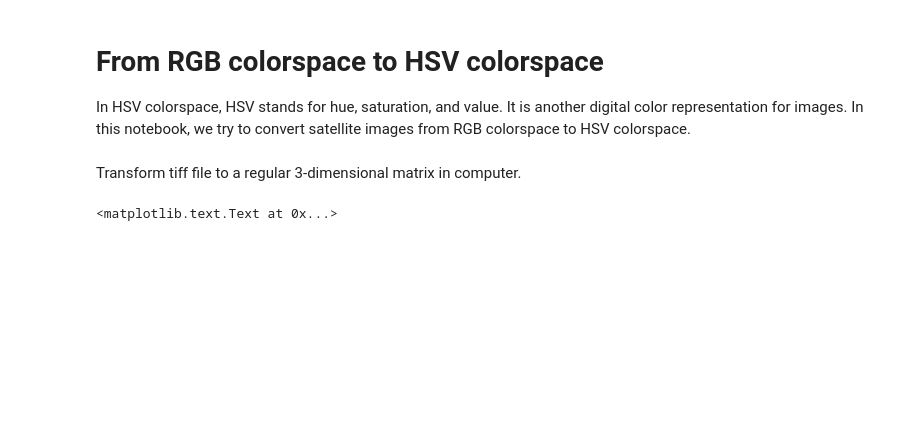
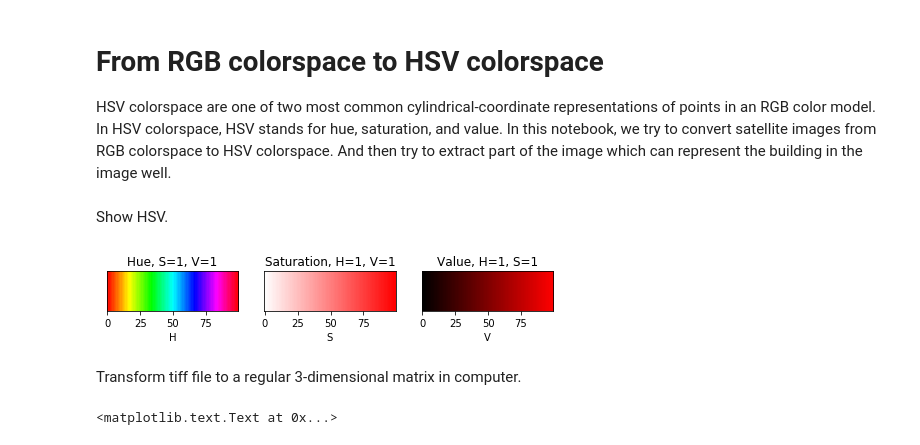
Before and after one commit to uniformlyMatt/MATH-651-Project, a Jupyter notebook: Color.ipynb, the cells around one changed output. Cells and saved outputs as stored; diff of their text form; code cells hidden in the pictures; blank space fills up the shorter version.

Commit message:
update color part

```diff
--- a/Color.ipynb
+++ b/Color.ipynb
@@ -1,12 +1,68 @@
 # %% [markdown]
 # From RGB colorspace to HSV colorspace
-In HSV colorspace, HSV stands for hue, saturation, and value. It is another digital color representation for images. In this notebook, we try to convert satellite images from RGB colorspace to HSV colorspace.
+
+HSV colorspace are one of two most common cylindrical-coordinate representations of points in an RGB color model.
+In HSV colorspace, HSV stands for hue, saturation, and value.
+In this notebook, we try to convert satellite images from RGB colorspace to HSV colorspace.
+And then try to extract part of the image which can represent the building in the image well.
 # %%
 import colorsys
 import tifffile as tiff
 import matplotlib.pyplot as plt
 % matplotlib inline
 import numpy as np
+# %% [markdown]
+Show HSV.
+# %%
+h0 = np.linspace(0,1,100)
+s0 = 1 * np.ones(100)
+v0 = 1 * np.ones(100)
+rgb0 = np.ndarray([30,100,3])
+for i in range(100):
+    rgb = colorsys.hsv_to_rgb(h0[i],s0[i],v0[i])
+    rgb0[:,i,0] = rgb[0]
+    rgb0[:,i,1] = rgb[1]
+    rgb0[:,i,2] = rgb[2]
+
+s1 = np.linspace(0,1,100)
+h1 = 1 * np.ones(100)
+v1 = 1 * np.ones(100)
+rgb1 = np.ndarray([30,100,3])
+for i in range(100):
+    rgb = colorsys.hsv_to_rgb(h1[i],s1[i],v1[i])
+    rgb1[:,i,0] = rgb[0]
+    rgb1[:,i,1] = rgb[1]
+    rgb1[:,i,2] = rgb[2]
+
+v2 = np.linspace(0,1,100)
+s2 = 1 * np.ones(100)
+h2 = 1 * np.ones(100)
+rgb2 = np.ndarray([30,100,3])
+for i in range(100):
+    rgb = colorsys.hsv_to_rgb(h2[i],s2[i],v2[i])
+    rgb2[:,i,0] = rgb[0]
+    rgb2[:,i,1] = rgb[1]
+    rgb2[:,i,2] = rgb[2]
+
+fig, (ax0, ax1, ax2) = plt.subplots(ncols=3, figsize=[8,2])
+ax0.imshow(rgb0)
+ax0.set_title("Hue, S=1, V=1")
+ax0.set_xlabel('H')
+ax0.set_yticks([])
+
+ax1.imshow(rgb1)
+ax1.set_title('Saturation, H=1, V=1')
+ax1.set_xlabel('S')
+ax1.set_yticks([])
+
+ax2.imshow(rgb2)
+ax2.set_title('Value, H=1, S=1')
+ax2.set_xlabel('V')
+ax2.set_yticks([])
+
+fig.savefig('./image_data/hsv.pdf')
+# %% [output]
+[figure, added]
 # %% [markdown]
 Transform tiff file to a regular 3-dimensional matrix in computer.
 # %%
```
Also changed, not shown: parts of 11 cells of this notebook, 8 other files.
